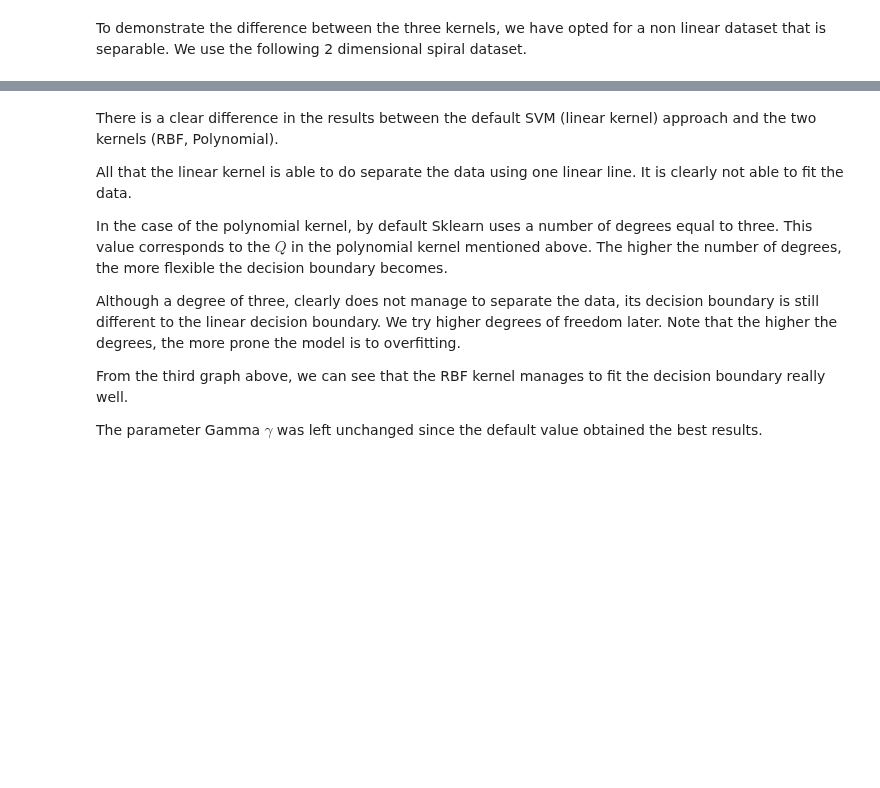
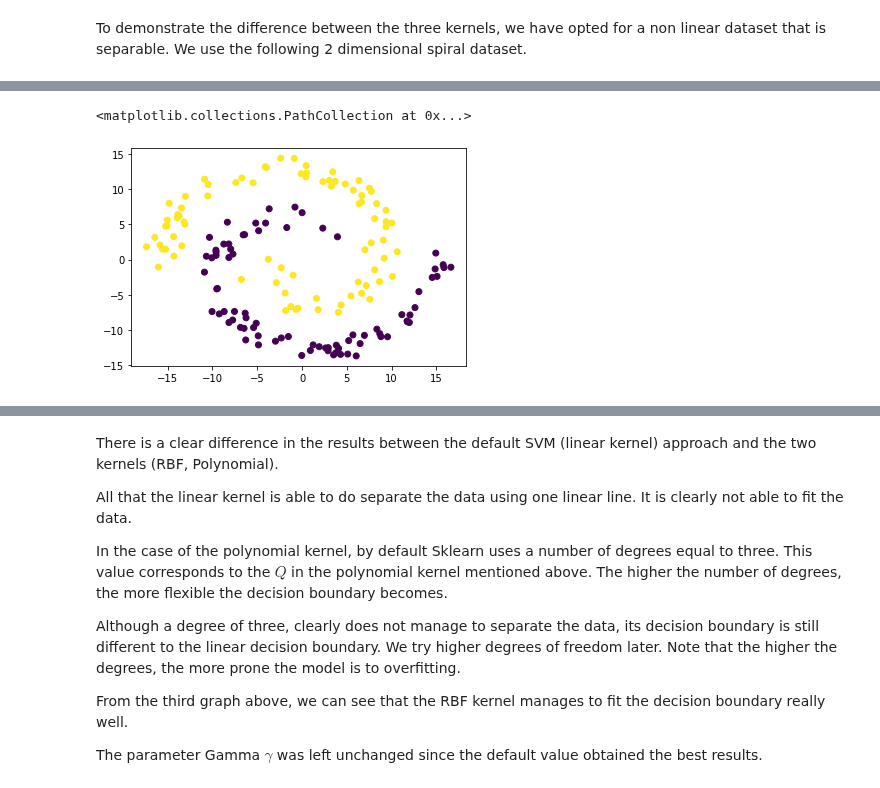
Before and after one commit to WardGauderis/SFML, a Jupyter notebook: main.ipynb, the cells around one changed output, grey strips where cells are left out. Cells and saved outputs as stored; diff of their text form; code cells hidden in the pictures; blank space fills up the shorter version.

```diff
--- a/main.ipynb
+++ b/main.ipynb
@@ -137,3 +155,8 @@ plt.scatter(X[:, 0], X[:, 1], c=y)
+# %%
+plt.scatter(X_val[:, 0], X_val[:, 1], c=y_val)
+# %% [output]
+<matplotlib.collections.PathCollection at 0x...>
+[figure, added]
 # %% [markdown]
 Sklearn implements SVM using a soft margin, however, since the synthetic dataset is actually separable a strict margin is preferred. To obtain this stricter margin, we must provide a high C value. When C goes to infinity, we again, obtain the strict margin. Changing the C value corresponds to changing the C value in the following minimization problem
 $$
```
Also changed, not shown: parts of 11 cells of this notebook.
